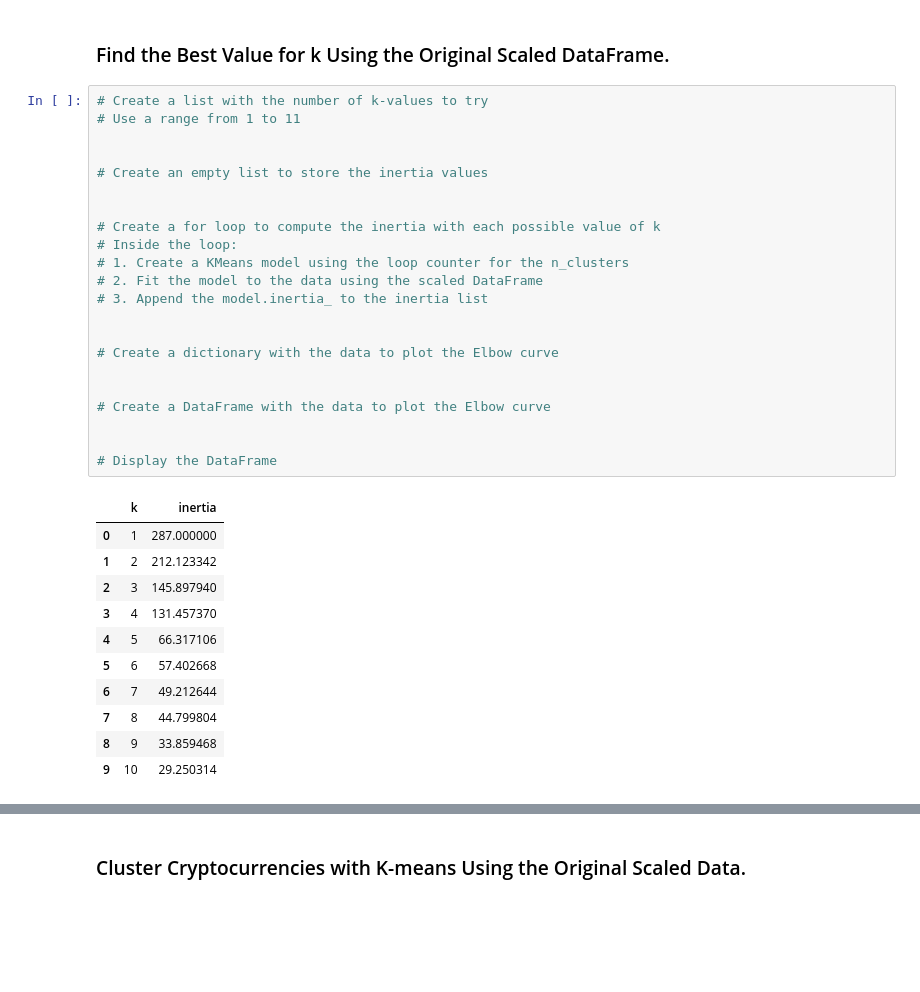
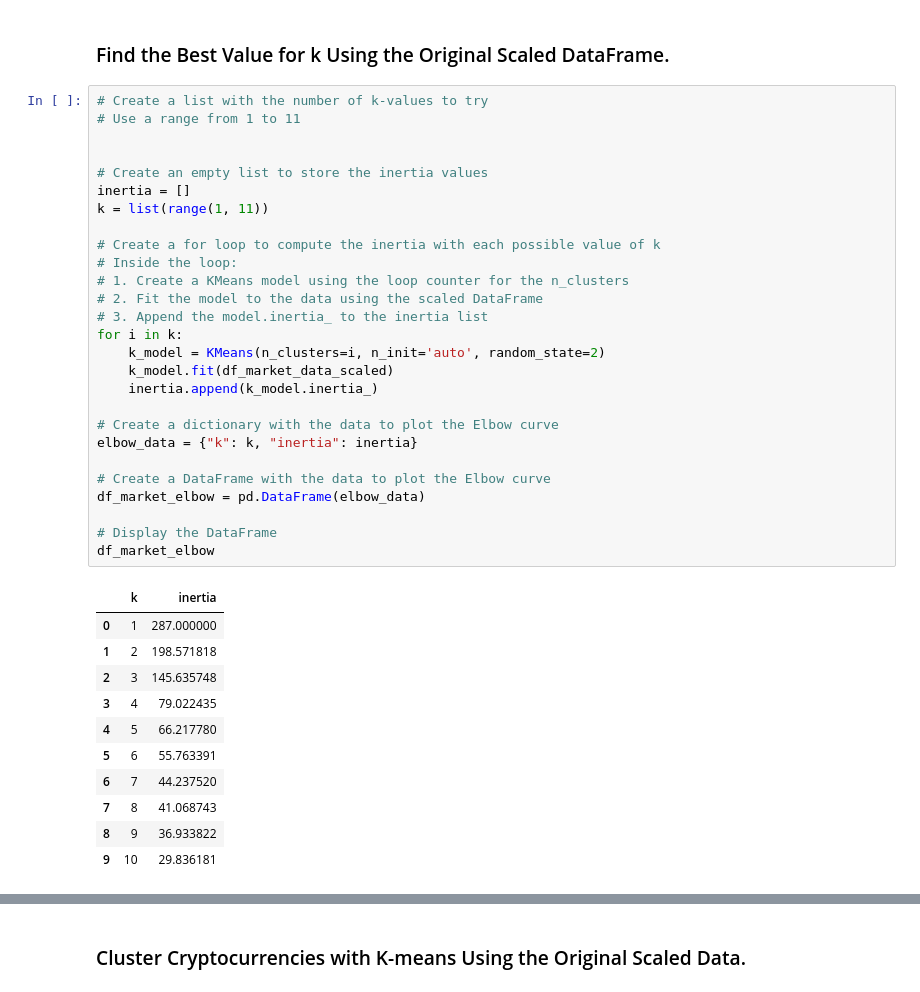
Before and after one commit to srhill12/CryptoClustering, a Jupyter notebook: Crypto_Clustering_starter_code.ipynb, the cells around one changed output, grey strips where cells are left out. Saved outputs shown, nothing was run; the diff lists cells and outputs as text; blank space fills up the shorter version.

Commit message:
K cluster evaluation

```diff
--- a/Crypto_Clustering_starter_code.ipynb
+++ b/Crypto_Clustering_starter_code.ipynb
@@ -75,34 +75,39 @@ df_market_data_scaled.head()
 # %%
 # Create a list with the number of k-values to try
 # Use a range from 1 to 11
 
 
 # Create an empty list to store the inertia values
-
+inertia = []
+k = list(range(1, 11))
 
 # Create a for loop to compute the inertia with each possible value of k
 # Inside the loop:
 # 1. Create a KMeans model using the loop counter for the n_clusters
 # 2. Fit the model to the data using the scaled DataFrame
 # 3. Append the model.inertia_ to the inertia list
-
+for i in k:
+    k_model = KMeans(n_clusters=i, n_init='auto', random_state=2)
+    k_model.fit(df_market_data_scaled)
+    inertia.append(k_model.inertia_)
 
 # Create a dictionary with the data to plot the Elbow curve
-
+elbow_data = {"k": k, "inertia": inertia}
 
 # Create a DataFrame with the data to plot the Elbow curve
-
+df_market_elbow = pd.DataFrame(elbow_data)
 
 # Display the DataFrame
+df_market_elbow
 # %% [output]
 |  | k | inertia |
 | 0 | 1 | 287.000000 |
-| 1 | 2 | 212.123342 |
-| 2 | 3 | 145.897940 |
-| 3 | 4 | 131.457370 |
-| 4 | 5 | 66.317106 |
-| 5 | 6 | 57.402668 |
-| 6 | 7 | 49.212644 |
-| 7 | 8 | 44.799804 |
-| 8 | 9 | 33.859468 |
-| 9 | 10 | 29.250314 |
+| 1 | 2 | 198.571818 |
+| 2 | 3 | 145.635748 |
+| 3 | 4 | 79.022435 |
+| 4 | 5 | 66.217780 |
+| 5 | 6 | 55.763391 |
+| 6 | 7 | 44.237520 |
+| 7 | 8 | 41.068743 |
+| 8 | 9 | 36.933822 |
+| 9 | 10 | 29.836181 |
```
Also changed, not shown: parts of 3 cells of this notebook.
